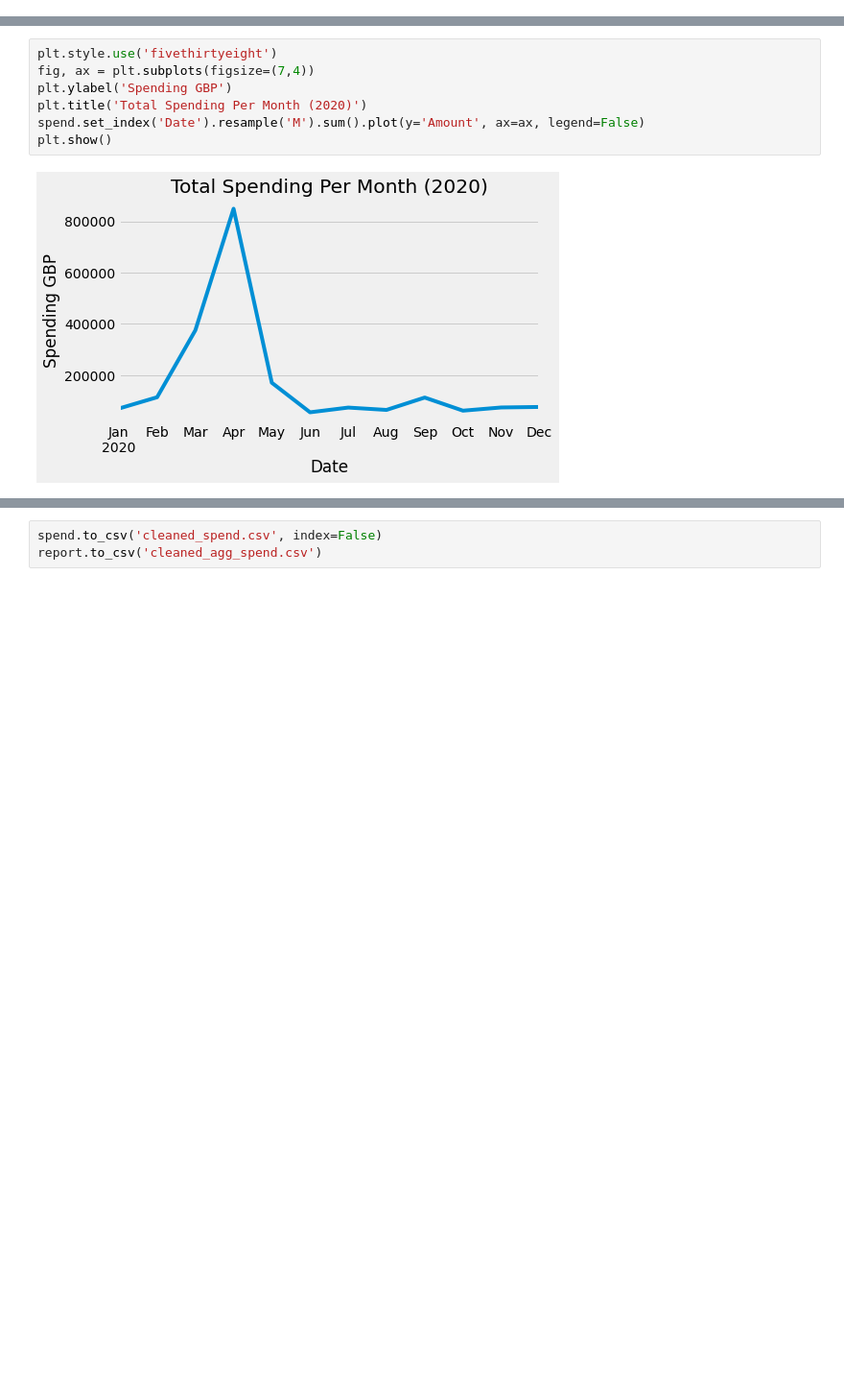
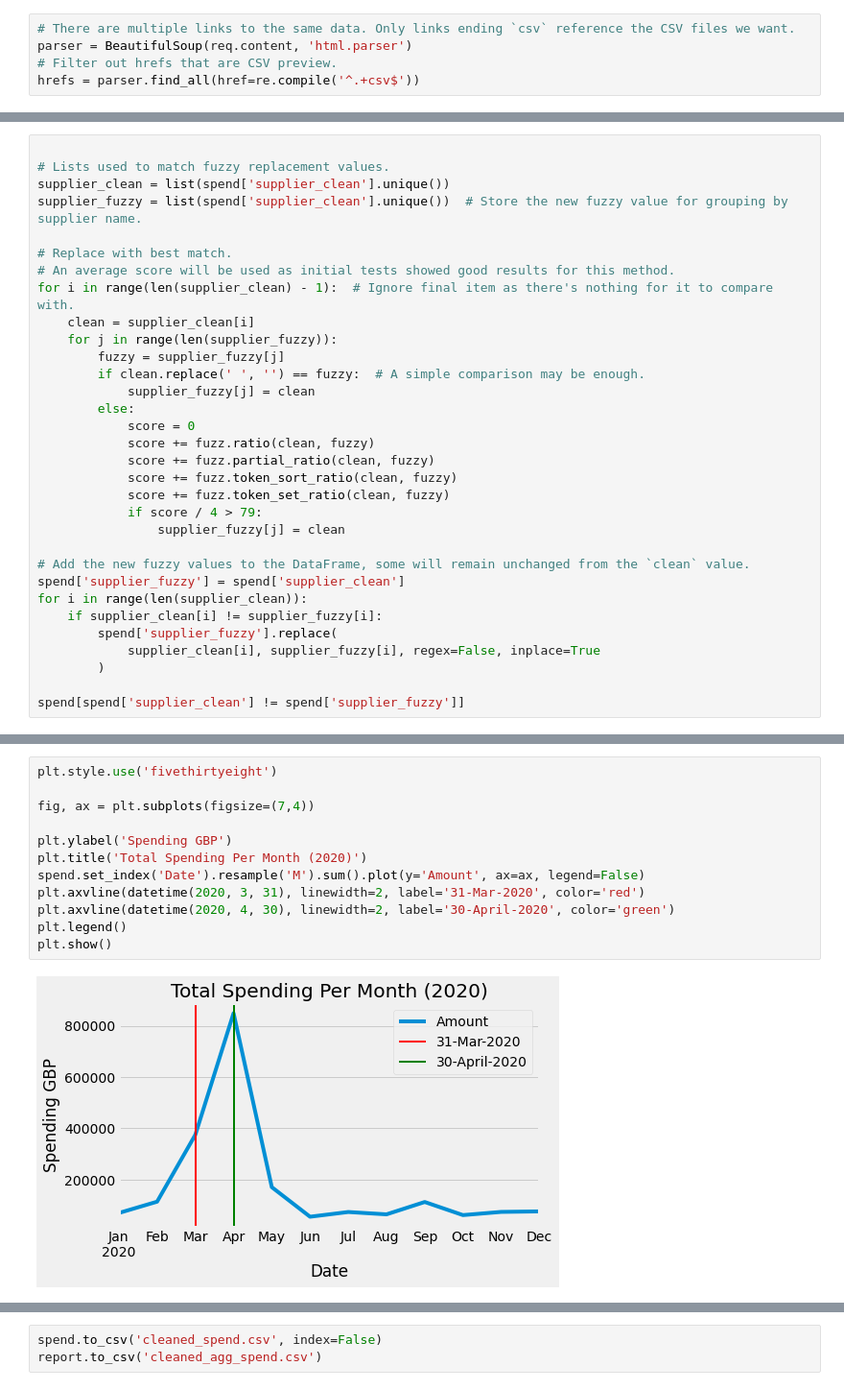
Before and after one commit to OtterOriented/home-office-spend-2020, a Jupyter notebook: HomeOffice.ipynb, the cells around one changed output, grey strips where cells are left out. Shown at 96% size. Drawn from its saved outputs; the diff is of its cells as text; blank space fills up the shorter version.

```diff
--- a/HomeOffice.ipynb
+++ b/HomeOffice.ipynb
@@ -49 +68,6 @@ hrefs = parser.find_all(href=csv_match)
+# %%
+# There are multiple links to the same data. Only links ending `csv` reference the CSV files we want.
+parser = BeautifulSoup(req.content, 'html.parser')
+# Filter out hrefs that are CSV preview.
+hrefs = parser.find_all(href=re.compile('^.+csv$'))
 # %%
@@ -101,0 +126,32 @@ spend['Supplier'] = spend['Supplier'].replace('TRUE GRIP OFF ROAD LTD', 'TRUE GR
+# %%
+
+# Lists used to match fuzzy replacement values.
+supplier_clean = list(spend['supplier_clean'].unique())
+supplier_fuzzy = list(spend['supplier_clean'].unique())  # Store the new fuzzy value for grouping by supplier name.
+
+# Replace with best match.
+# An average score will be used as initial tests showed good results for this method.
+for i in range(len(supplier_clean) - 1):  # Ignore final item as there's nothing for it to compare with.
+    clean = supplier_clean[i]
+    for j in range(len(supplier_fuzzy)):
+        fuzzy = supplier_fuzzy[j]
+        if clean.replace(' ', '') == fuzzy:  # A simple comparison may be enough.
+            supplier_fuzzy[j] = clean
+        else:
+            score = 0
+            score += fuzz.ratio(clean, fuzzy)
+            score += fuzz.partial_ratio(clean, fuzzy)
+            score += fuzz.token_sort_ratio(clean, fuzzy)
+            score += fuzz.token_set_ratio(clean, fuzzy)
+            if score / 4 > 79:
+                supplier_fuzzy[j] = clean
+
+# Add the new fuzzy values to the DataFrame, some will remain unchanged from the `clean` value.
+spend['supplier_fuzzy'] = spend['supplier_clean']
+for i in range(len(supplier_clean)):
+    if supplier_clean[i] != supplier_fuzzy[i]:
+        spend['supplier_fuzzy'].replace(
+            supplier_clean[i], supplier_fuzzy[i], regex=False, inplace=True
+        )
+
+spend[spend['supplier_clean'] != spend['supplier_fuzzy']]
@@ -109,9 +185,14 @@ md(f'### Total spent: £{round(total_spend, 2):,}')
 # %%
 plt.style.use('fivethirtyeight')
+
 fig, ax = plt.subplots(figsize=(7,4))
+
 plt.ylabel('Spending GBP')
 plt.title('Total Spending Per Month (2020)')
 spend.set_index('Date').resample('M').sum().plot(y='Amount', ax=ax, legend=False)
+plt.axvline(datetime(2020, 3, 31), linewidth=2, label='31-Mar-2020', color='red')
+plt.axvline(datetime(2020, 4, 30), linewidth=2, label='30-April-2020', color='green')
+plt.legend()
 plt.show()
 # %% [output]
-[figure, old version]
+[figure, new version]
```
Also changed, not shown: parts of 22 cells of this notebook, 7 other files.
